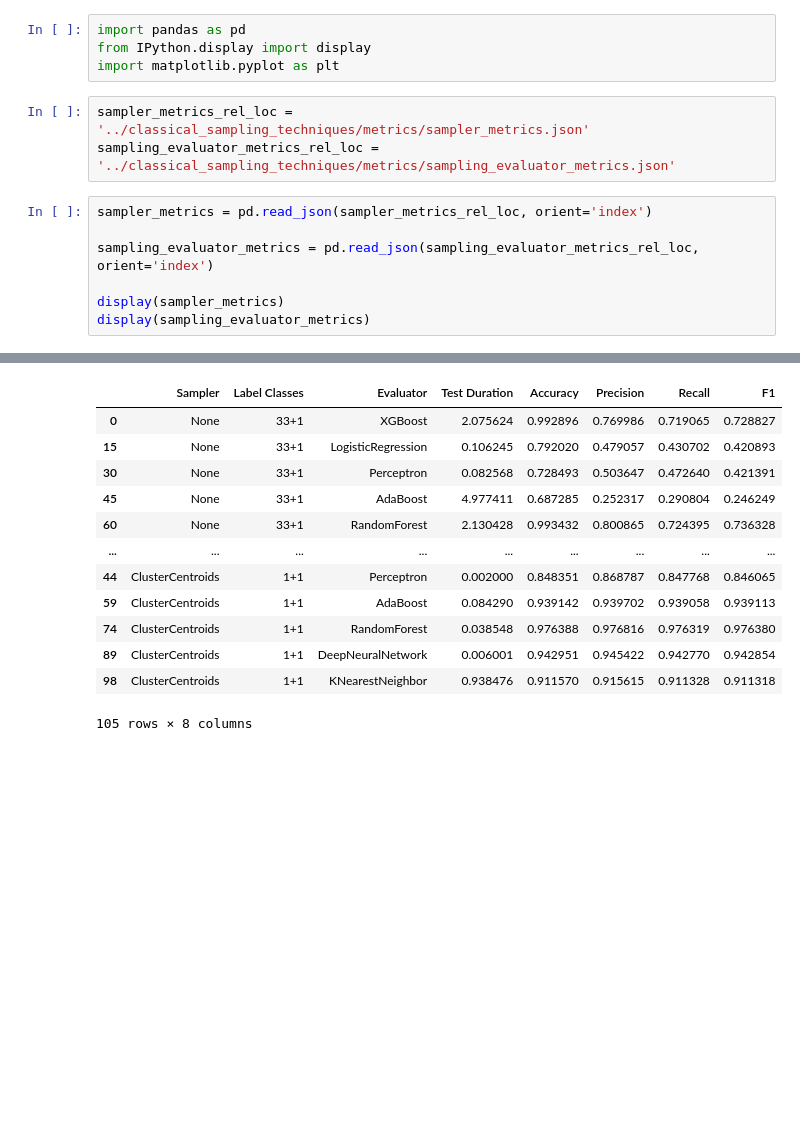
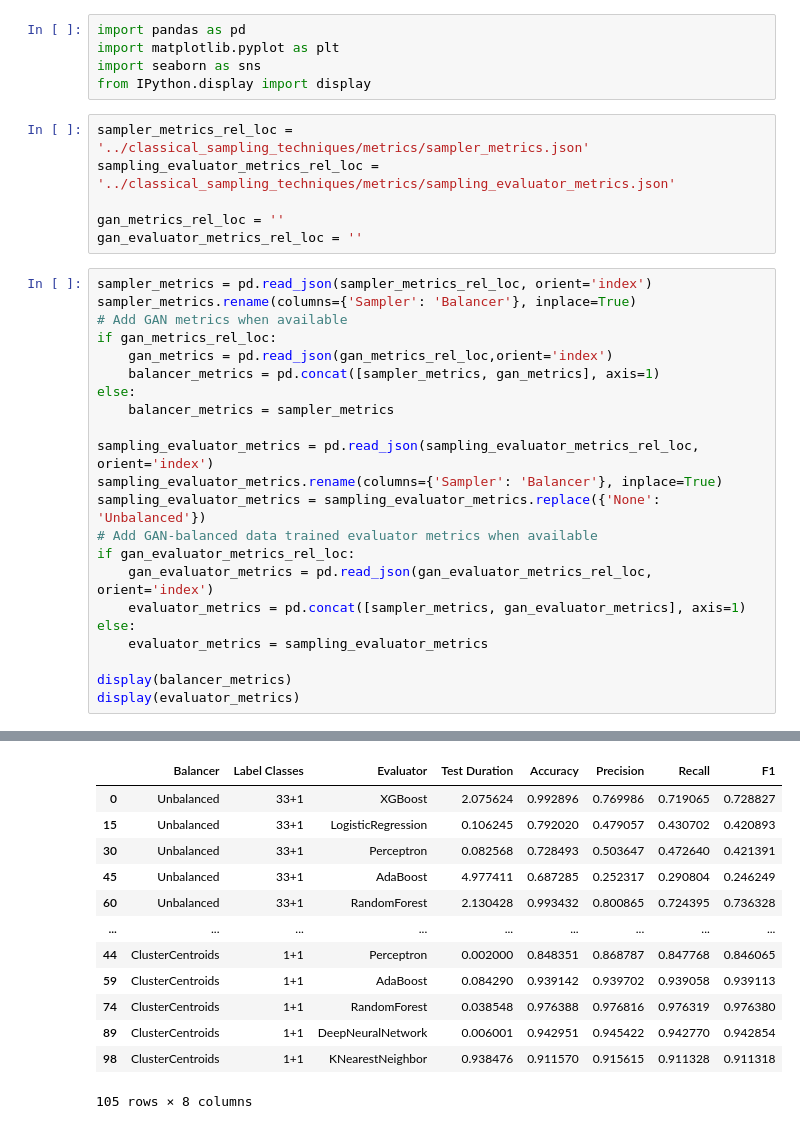
Before and after one commit to Keko787/Generating-a-Balanced-IoT-Cyber-Attack-Dataset-with-GAN-COIL-Collaboration-, a Jupyter notebook: graphs/results.ipynb, the cells around one changed output, grey strips where cells are left out. Saved outputs shown, nothing was run; the diff lists cells and outputs as text; blank space fills up the shorter version.

```diff
--- a/graphs/results.ipynb
+++ b/graphs/results.ipynb
@@ -1,15 +1,34 @@
 # %%
 import pandas as pd
+import matplotlib.pyplot as plt
+import seaborn as sns
 from IPython.display import display
-import matplotlib.pyplot as plt
 # %%
 sampler_metrics_rel_loc = '../classical_sampling_techniques/metrics/sampler_metrics.json'
 sampling_evaluator_metrics_rel_loc = '../classical_sampling_techniques/metrics/sampling_evaluator_metrics.json'
+
+gan_metrics_rel_loc = ''
+gan_evaluator_metrics_rel_loc = ''
 # %%
 sampler_metrics = pd.read_json(sampler_metrics_rel_loc, orient='index')
+sampler_metrics.rename(columns={'Sampler': 'Balancer'}, inplace=True)
+# Add GAN metrics when available
+if gan_metrics_rel_loc:
+    gan_metrics = pd.read_json(gan_metrics_rel_loc,orient='index')
+    balancer_metrics = pd.concat([sampler_metrics, gan_metrics], axis=1)
+else:
+    balancer_metrics = sampler_metrics
 
 sampling_evaluator_metrics = pd.read_json(sampling_evaluator_metrics_rel_loc, orient='index')
+sampling_evaluator_metrics.rename(columns={'Sampler': 'Balancer'}, inplace=True)
+sampling_evaluator_metrics = sampling_evaluator_metrics.replace({'None': 'Unbalanced'})
+# Add GAN-balanced data trained evaluator metrics when available
+if gan_evaluator_metrics_rel_loc:
+    gan_evaluator_metrics = pd.read_json(gan_evaluator_metrics_rel_loc, orient='index')
+    evaluator_metrics = pd.concat([sampler_metrics, gan_evaluator_metrics], axis=1)
+else:
+    evaluator_metrics = sampling_evaluator_metrics
 
-display(sampler_metrics)
-display(sampling_evaluator_metrics)
+display(balancer_metrics)
+display(evaluator_metrics)
 # %% [output]
@@ -17,21 +36,21 @@ display(sampling_evaluator_metrics)
 | 5 | RandomOverSampler | 1+1 | 1.424515 |
 | 3 | RandomOverSampler | 33+1 | 4.009733 |
 | 4 | RandomOverSampler | 8+1 | 3.737586 |
 | 2 | RandomUnderSampler | 1+1 | 0.289977 |
 | 0 | RandomUnderSampler | 33+1 | 0.389955 |
 | 1 | RandomUnderSampler | 8+1 | 0.313602 |
 | 6 | SMOTE | 1+1 | 352.289062 |
 | 8 | SMOTE | 33+1 | 2038.355977 |
 | 7 | SMOTE | 8+1 | 2128.925626 |
 | 11 | ClusterCentroids | 1+1 | 5053.610859 |
 | 9 | ClusterCentroids | 33+1 | 5.808571 |
 | 10 | ClusterCentroids | 8+1 | 48.706168 |
-|  | Sampler | Label Classes | Evaluator | Test Duration | Accuracy | Precision | Recall | F1 |
-| 0 | None | 33+1 | XGBoost | 2.075624 | 0.992896 | 0.769986 | 0.719065 | 0.728827 |
-| 15 | None | 33+1 | LogisticRegression | 0.106245 | 0.792020 | 0.479057 | 0.430702 | 0.420893 |
-| 30 | None | 33+1 | Perceptron | 0.082568 | 0.728493 | 0.503647 | 0.472640 | 0.421391 |
-| 45 | None | 33+1 | AdaBoost | 4.977411 | 0.687285 | 0.252317 | 0.290804 | 0.246249 |
-| 60 | None | 33+1 | RandomForest | 2.130428 | 0.993432 | 0.800865 | 0.724395 | 0.736328 |
+|  | Balancer | Label Classes | Evaluator | Test Duration | Accuracy | Precision | Recall | F1 |
+| 0 | Unbalanced | 33+1 | XGBoost | 2.075624 | 0.992896 | 0.769986 | 0.719065 | 0.728827 |
+| 15 | Unbalanced | 33+1 | LogisticRegression | 0.106245 | 0.792020 | 0.479057 | 0.430702 | 0.420893 |
+| 30 | Unbalanced | 33+1 | Perceptron | 0.082568 | 0.728493 | 0.503647 | 0.472640 | 0.421391 |
+| 45 | Unbalanced | 33+1 | AdaBoost | 4.977411 | 0.687285 | 0.252317 | 0.290804 | 0.246249 |
+| 60 | Unbalanced | 33+1 | RandomForest | 2.130428 | 0.993432 | 0.800865 | 0.724395 | 0.736328 |
 | ... | ... | ... | ... | ... | ... | ... | ... | ... |
 | 44 | ClusterCentroids | 1+1 | Perceptron | 0.002000 | 0.848351 | 0.868787 | 0.847768 | 0.846065 |
 | 59 | ClusterCentroids | 1+1 | AdaBoost | 0.084290 | 0.939142 | 0.939702 | 0.939058 | 0.939113 |
```
Also changed, not shown: parts of 4 cells of this notebook.
